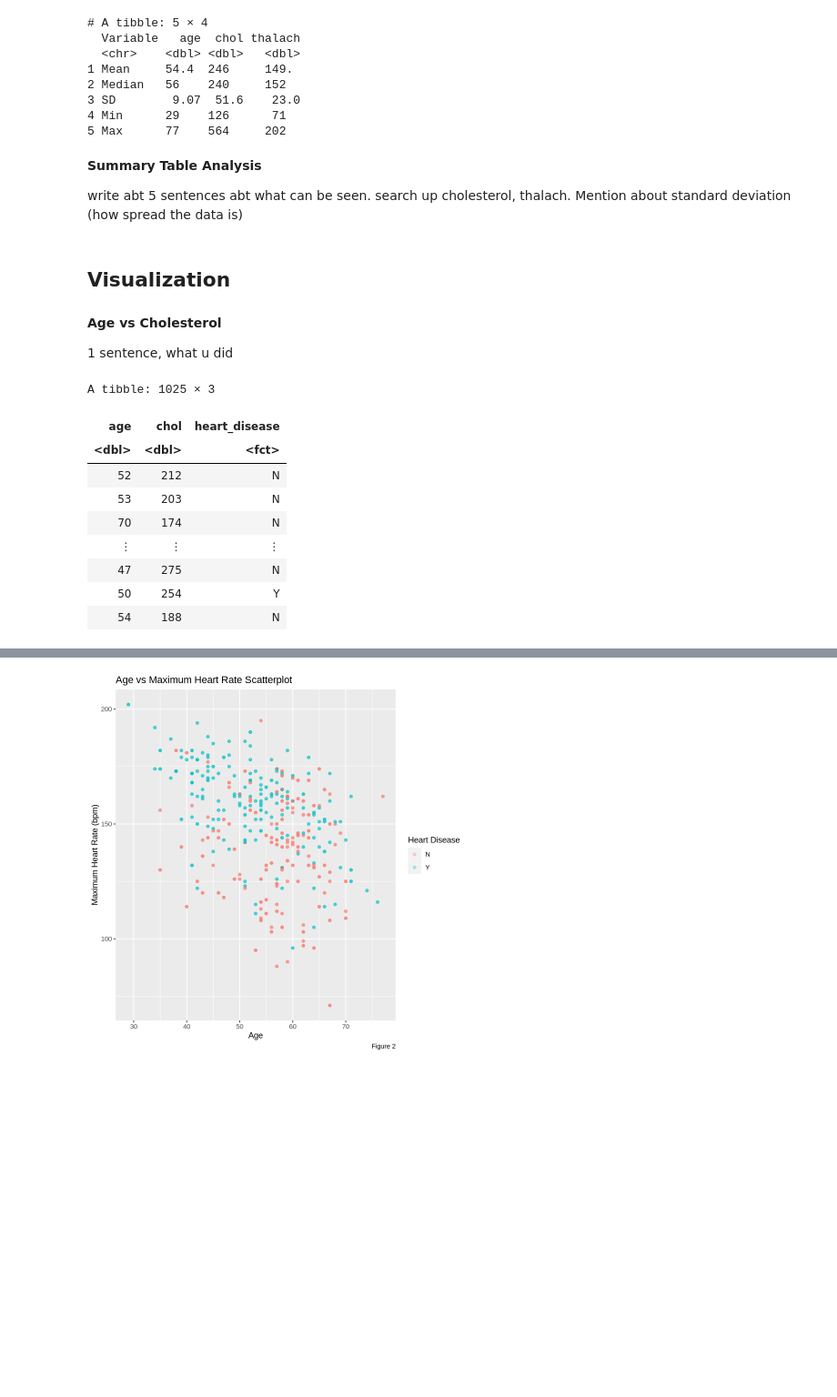
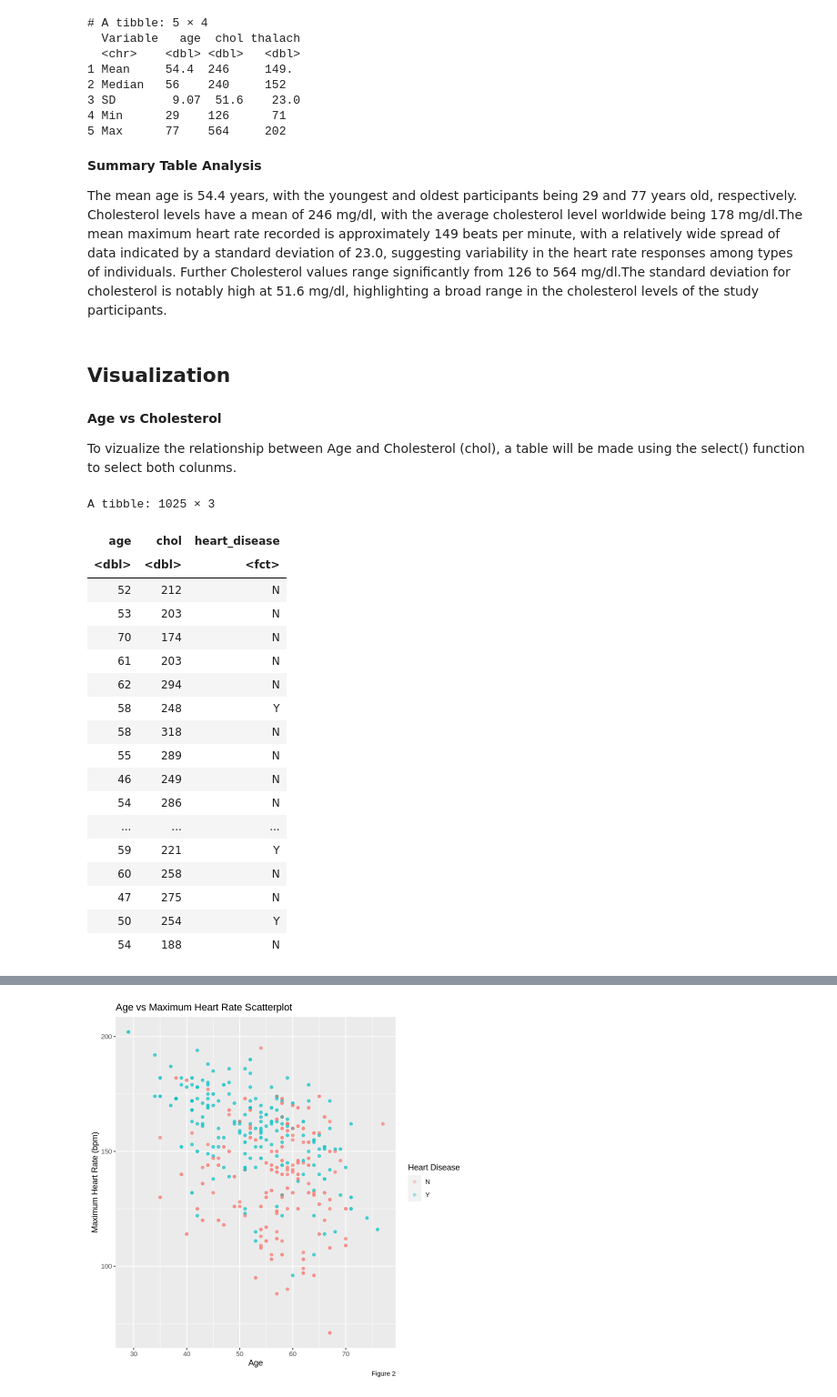
Before and after one commit to dislasriv/Heart-Disease-Data-Analysis, a Jupyter notebook: ProjectProposal.ipynb, the cells around one changed output, grey strips where cells are left out. Shown at 91% size. Drawn from its saved outputs; the diff is of its cells as text; code cells hidden in the pictures; blank space fills up the shorter version.

```diff
--- a/ProjectProposal.ipynb
+++ b/ProjectProposal.ipynb
@@ -287,25 +304,33 @@ print(summary_table)
 # %% [markdown]
 **Summary Table Analysis**
 
-write abt 5 sentences abt what can be seen. search up cholesterol, thalach. Mention about standard deviation (how spread the data is)
+The mean age is 54.4 years, with the youngest and oldest participants being 29 and 77 years old, respectively. Cholesterol levels have a mean of 246 mg/dl, with the average cholesterol level worldwide being 178 mg/dl.The mean maximum heart rate recorded is approximately 149 beats per minute, with a relatively wide spread of data indicated by a standard deviation of 23.0, suggesting variability in the heart rate responses among types of individuals. Further Cholesterol values range significantly from 126 to 564 mg/dl.The standard deviation for cholesterol is notably high at 51.6 mg/dl, highlighting a broad range in the cholesterol levels of the study participants.
 # %% [markdown]
 ## Visualization
 # %% [markdown]
 **Age vs Cholesterol**
 
-1 sentence, what u did
+To vizualize the relationship between Age and Cholesterol (chol), a table will be made using the select() function to select both colunms.
 # %%
-hd_select_chol <- select(heart_disease_selected,age,chol,heart_disease)|>
-               mutate(heart_disease)
+hd_select_chol <- select(heart_disease_selected,age,chol,heart_disease)
 hd_select_chol
 # %% [output]
 A tibble: 1025 × 3
 | age | chol | heart_disease |
 | <dbl> | <dbl> | <fct> |
 | 52 | 212 | N |
 | 53 | 203 | N |
 | 70 | 174 | N |
-| ⋮ | ⋮ | ⋮ |
+| 61 | 203 | N |
+| 62 | 294 | N |
+| 58 | 248 | Y |
+| 58 | 318 | N |
+| 55 | 289 | N |
+| 46 | 249 | N |
+| 54 | 286 | N |
+| ... | ... | ... |
+| 59 | 221 | Y |
+| 60 | 258 | N |
 | 47 | 275 | N |
 | 50 | 254 | Y |
 | 54 | 188 | N |
```
Also changed, not shown: parts of 16 cells of this notebook.
